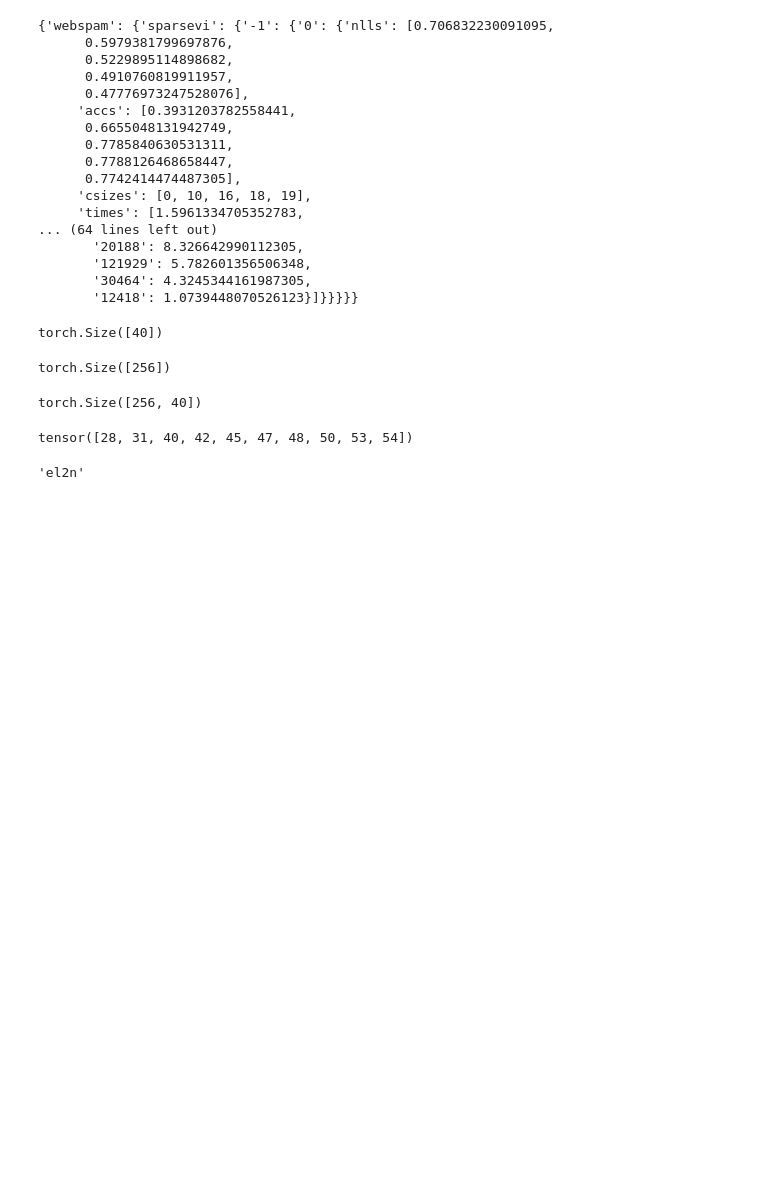
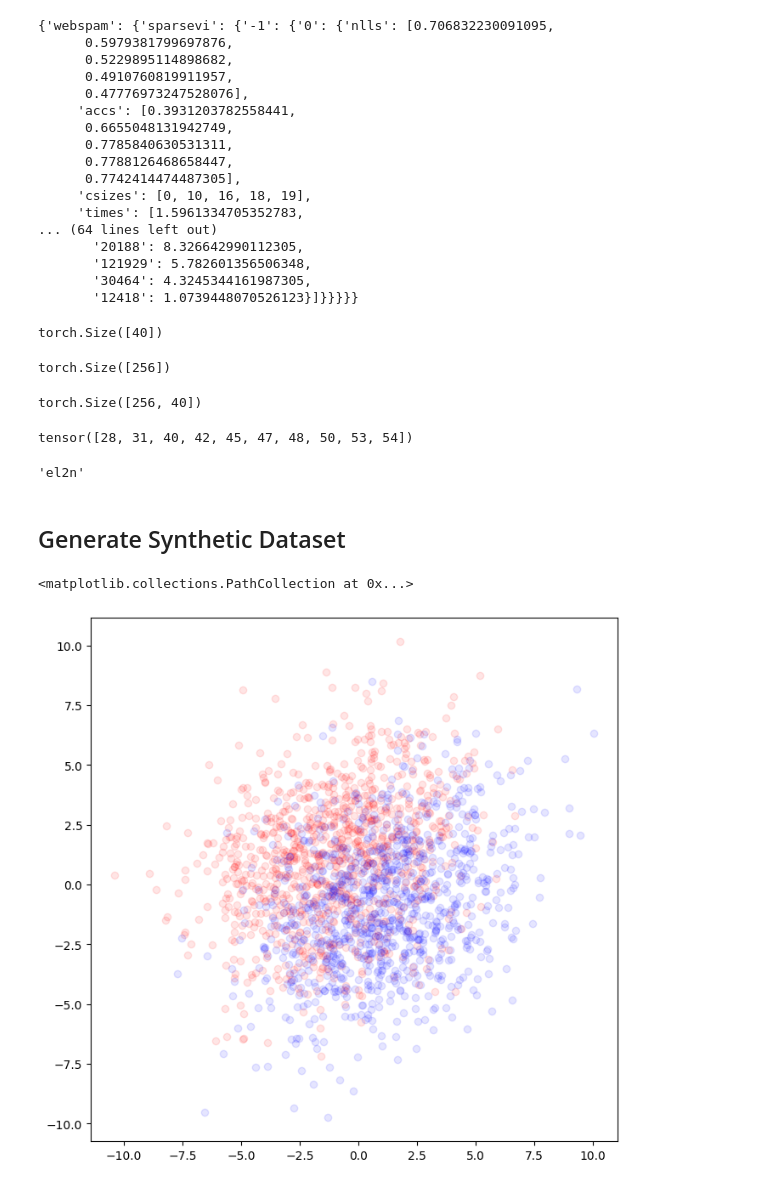
Before and after one commit to souravc83/Blackbox-Coresets-VI, a Jupyter notebook: psvi/notebooks/scratch.ipynb, the cells around one changed output. Saved outputs shown, nothing was run; the diff lists cells and outputs as text; code cells hidden in the pictures; blank space fills up the shorter version.

Commit message:
halfmoon plot, broke saving

```diff
--- a/psvi/notebooks/scratch.ipynb
+++ b/psvi/notebooks/scratch.ipynb
@@ -376,3 +381,22 @@ m = re.search(r'scored_kmeans_(.*)', 'scored_kmeans_el2n')
 m.group(1)
 # %% [output]
 'el2n'
+# %% [markdown]
+## Generate Synthetic Dataset
+# %%
+mean_1 = np.array([-1,1])
+mean_2 = np.array([1,-1])
+cov = 8 * np.eye(2)
+cov[0,1] = 2.5
+cov[1,0] = 2.5
+# %%
+pts_1 = np.random.multivariate_normal(mean_1, cov, 1000)
+pts_2 = np.random.multivariate_normal(mean_2, cov, 1000)
+# %%
+#pts
+f, ax = plt.subplots(1, 1, figsize=(8, 8))
+ax.scatter(pts_1[:,0], pts_1[:,1], c='r',  alpha = 0.1)
+ax.scatter(pts_2[:,0], pts_2[:,1], c='b',  alpha = 0.1)
+# %% [output]
+<matplotlib.collections.PathCollection at 0x...>
+[figure, added]
```
Also changed, not shown: parts of 13 cells of this notebook, 5 other files.
